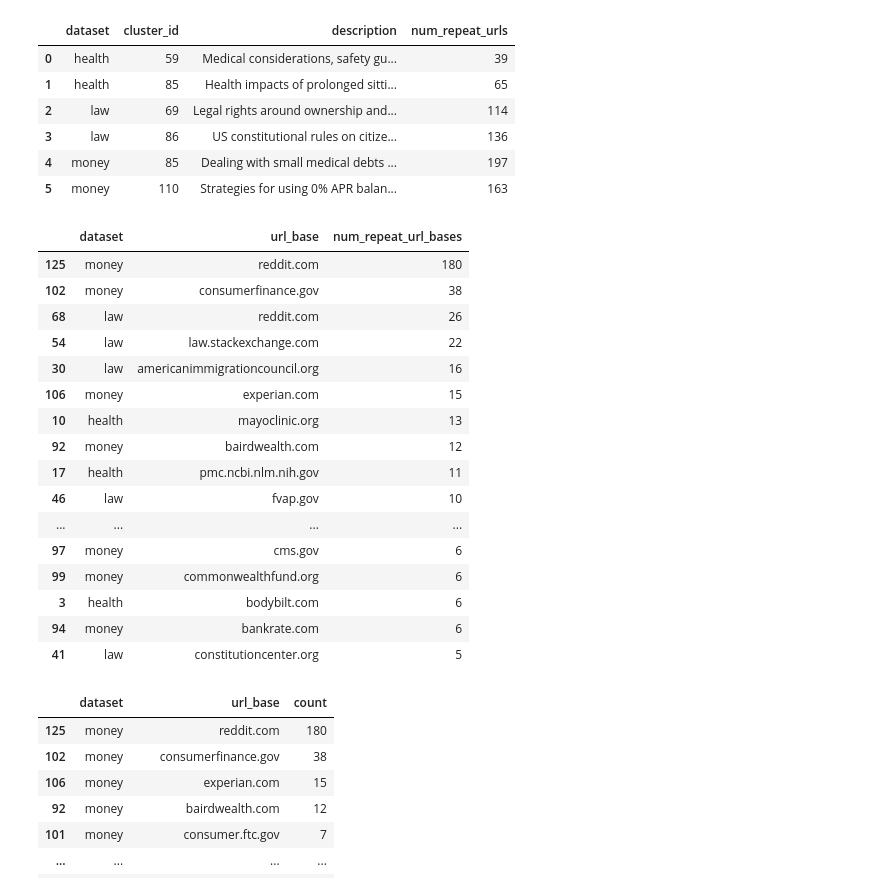
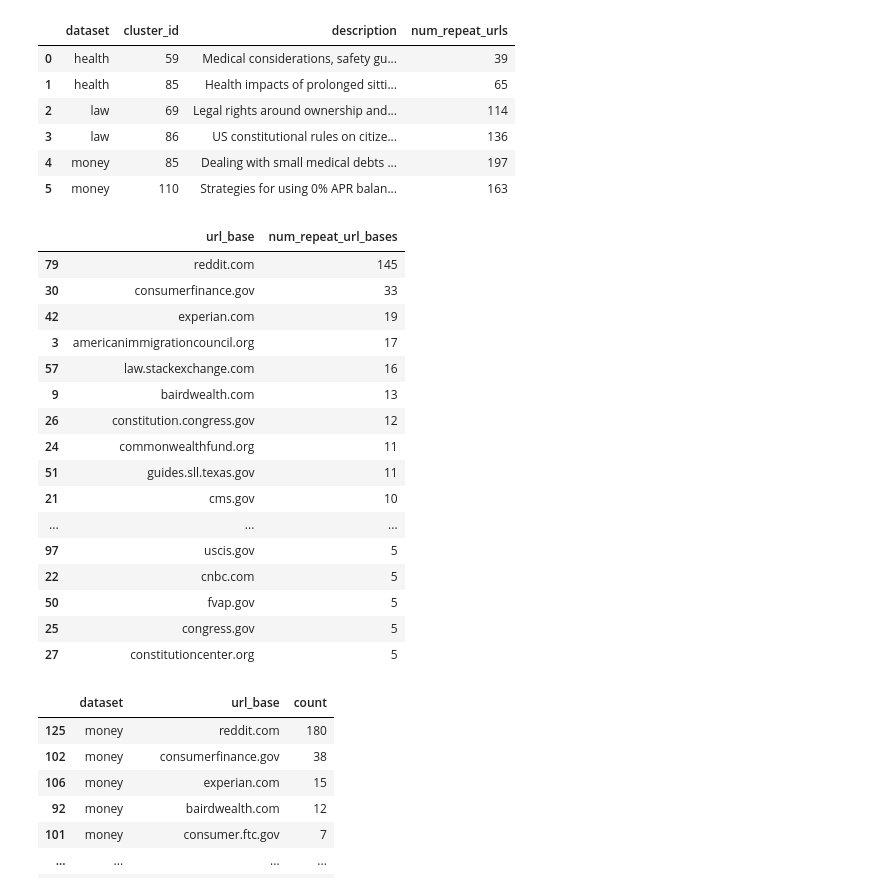
Before and after one commit to Tingwei-Zhang/storm-geo, a Jupyter notebook: analysis.ipynb, the cells around one changed output. Cells and saved outputs as stored; diff of their text form; code cells hidden in the pictures.

```diff
--- a/analysis.ipynb
+++ b/analysis.ipynb
@@ -130,7 +130,7 @@ print(f"Loaded {len(runs)} instance dumps")
 Loaded 137 instance dumps
 # %%
 # Step 2: Load instance_dump.json from each sub-run
-run_path = Path('ugc_out/run_3')
+run_path = Path('results/base')
 runs = []  # list of {chunk_id, subdir, instance_dump}
 
 for subdir in sorted(run_path.iterdir()):
@@ -141,7 +141,7 @@ for subdir in sorted(run_path.iterdir()):
         continue
     with open(dump_path, "r", encoding="utf-8") as f:
         data = json.load(f)
-    runs.append({"chunk_id": chunk_id, "subdir": subdir.name, "instance_dump": data})
+    runs.append({"subdir": subdir.name, "instance_dump": data})
 
 print(f"Loaded {len(runs)} instance dumps")
 # %% [output]
@@ -187,7 +187,7 @@ def sanitize_question_id(question_id: str) -> str:
     safe = safe.strip("_") or "unknown"
     return safe[:200]
 
-manifest = pd.read_csv(MANIFEST_PATH)
+manifest = pd.read_csv('experiment_config/base/manifest.csv')
 # Build sanitized_id -> first matching row (question_id, topic, cluster_id, dataset)
 sanitized_to_row = {}
 for _, row in manifest.iterrows():
@@ -329,25 +328,25 @@ cross_df.groupby(by=['dataset', 'cluster_id', 'description'])['count'].sum().res
 | 4 | money | 85 | Dealing with small medical debts ... | 197 |
 | 5 | money | 110 | Strategies for using 0% APR balan... | 163 |
 # %%
-cross_df.groupby(['dataset', 'url_base'])['count'].sum().reset_index().sort_values(by=['count'], ascending=False).rename(columns={'count': 'num_repeat_url_bases'})[:25]
+cross_df.groupby(['url_base'])['count'].sum().reset_index().sort_values(by=['count'], ascending=False).rename(columns={'count': 'num_repeat_url_bases'})[:25]
 # %% [output]
-|  | dataset | url_base | num_repeat_url_bases |
-| 125 | money | reddit.com | 180 |
-| 102 | money | consumerfinance.gov | 38 |
-| 68 | law | reddit.com | 26 |
-| 54 | law | law.stackexchange.com | 22 |
-| 30 | law | americanimmigrationcouncil.org | 16 |
-| 106 | money | experian.com | 15 |
-| 10 | health | mayoclinic.org | 13 |
-| 92 | money | bairdwealth.com | 12 |
-| 17 | health | pmc.ncbi.nlm.nih.gov | 11 |
-| 46 | law | fvap.gov | 10 |
-| ... | ... | ... | ... |
-| 97 | money | cms.gov | 6 |
-| 99 | money | commonwealthfund.org | 6 |
-| 3 | health | bodybilt.com | 6 |
-| 94 | money | bankrate.com | 6 |
-| 41 | law | constitutioncenter.org | 5 |
+|  | url_base | num_repeat_url_bases |
+| 79 | reddit.com | 145 |
+| 30 | consumerfinance.gov | 33 |
+| 42 | experian.com | 19 |
+| 3 | americanimmigrationcouncil.org | 17 |
+| 57 | law.stackexchange.com | 16 |
+| 9 | bairdwealth.com | 13 |
+| 26 | constitution.congress.gov | 12 |
+| 24 | commonwealthfund.org | 11 |
+| 51 | guides.sll.texas.gov | 11 |
+| 21 | cms.gov | 10 |
+| ... | ... | ... |
+| 97 | uscis.gov | 5 |
+| 22 | cnbc.com | 5 |
+| 50 | fvap.gov | 5 |
+| 25 | congress.gov | 5 |
+| 27 | constitutioncenter.org | 5 |
 # %%
 # %% [output]
 |  | dataset | url_base | count |
```
Also changed, not shown: parts of 9 cells of this notebook, 43 other files.
